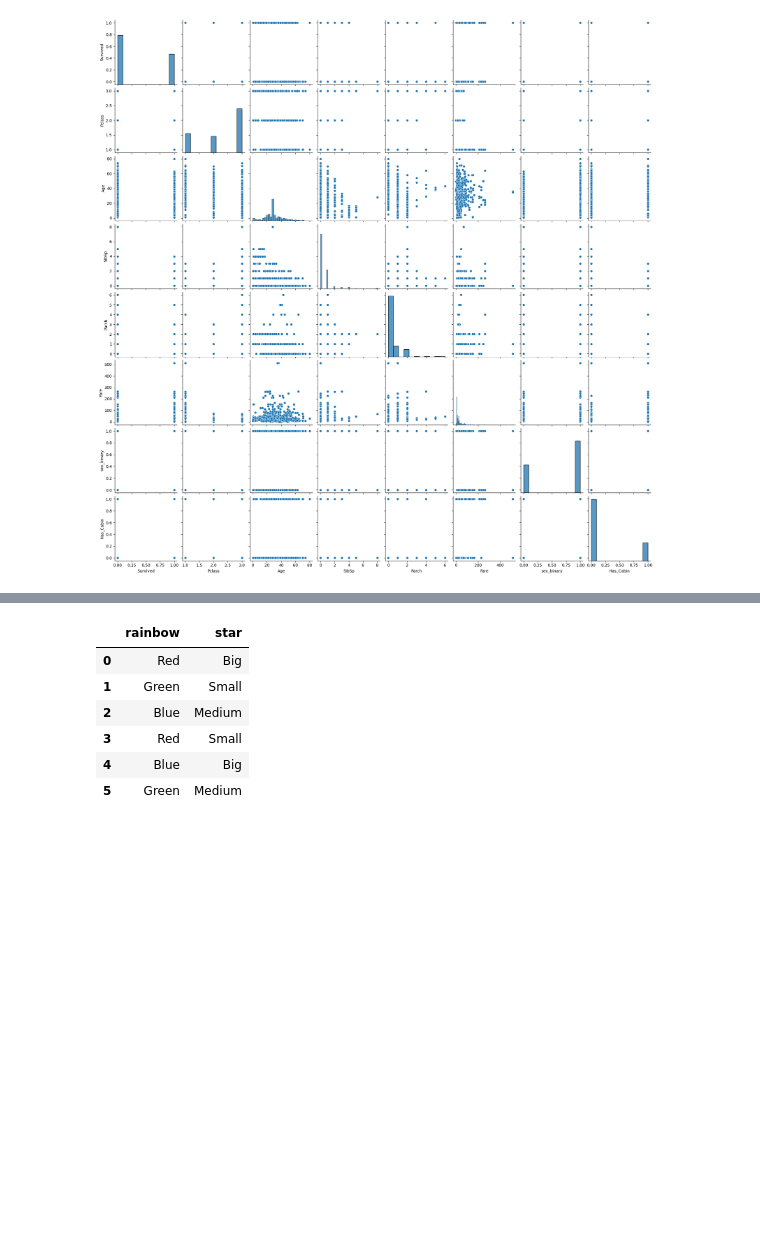
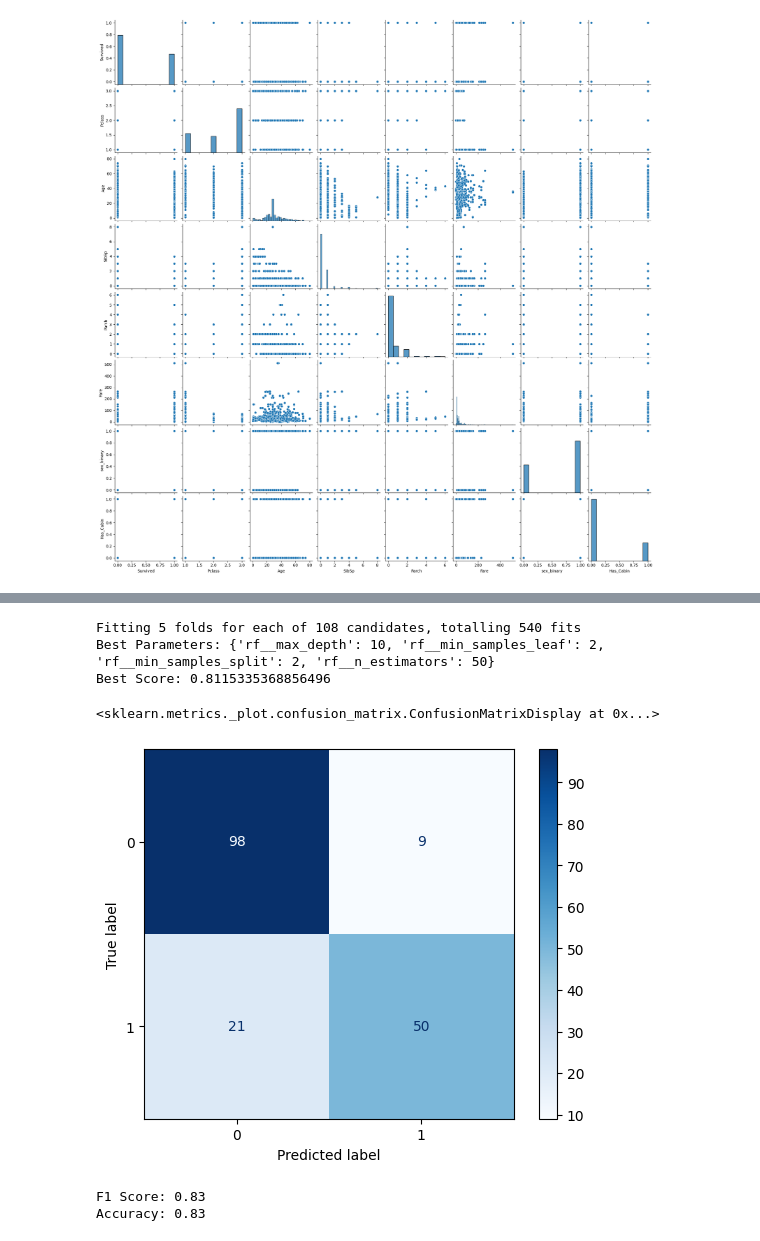
Before and after one commit to ol-webb/titanic, a Jupyter notebook: Untitled-1.ipynb, the cells around one changed output, grey strips where cells are left out. Cells and saved outputs as stored; diff of their text form; code cells hidden in the pictures; blank space fills up the shorter version.

Commit message:
forest model

```diff
--- a/Untitled-1.ipynb
+++ b/Untitled-1.ipynb
@@ -203,7 +274,7 @@ plt.show()
 # Create a pipeline with a scaler and a random forest classifier
 pipeline = Pipeline([
     ('scaler', StandardScaler()),  # StandardScaler to normalize features
-    ('rf', RandomForestClassifier(n_estimators=100, max_depth=5, random_state=42))  # Random Forest model with some parameters
+    ('rf', RandomForestClassifier())  # Random Forest model with some parameters
 ])
 # %%
 # Fit the pipeline to the training data
@@ -258,10 +284,52 @@ display(df_encoded)
-# %%
-df
-# %% [output]
-|  | rainbow | star |
-| 0 | Red | Big |
-| 1 | Green | Small |
-| 2 | Blue | Medium |
-| 3 | Red | Small |
-| 4 | Blue | Big |
-| 5 | Green | Medium |
+# %%
+pipeline = Pipeline([
+    ('scaler', StandardScaler()),
+    ('rf', RandomForestClassifier(random_state=42))
+])
+
+# Define the parameter grid to search
+param_grid = {
+    'rf__n_estimators': [50, 100, 200],       # Number of trees in the forest
+    'rf__max_depth': [5, 10, 15, None],       # Maximum depth of the trees
+    'rf__min_samples_split': [2, 5, 10],      # Minimum samples required to split a node
+    'rf__min_samples_leaf': [1, 2, 4]         # Minimum samples required at each leaf node
+}
+
+# Set up GridSearchCV with cross-validation
+grid_search = GridSearchCV(estimator=pipeline, param_grid=param_grid,
+                           cv=5, scoring='accuracy', n_jobs=-1, verbose=2)
+
+# Fit GridSearchCV to the data
+grid_search.fit(X_train, y_train)
+
+# Print the best parameters and best score
+print("Best Parameters:", grid_search.best_params_)
+print("Best Score:", grid_search.best_score_)
+# %% [output]
+Fitting 5 folds for each of 108 candidates, totalling 540 fits
+Best Parameters: {'rf__max_depth': 10, 'rf__min_samples_leaf': 2, 'rf__min_samples_split': 2, 'rf__n_estimators': 50}
+Best Score: 0.8115335368856496
+# %%
+best_random_forest = grid_search.best_estimator_
+# %%
+predictions=best_random_forest.predict(X_val)
+# %%
+cm = confusion_matrix(y_val, predictions)
+
+disp = ConfusionMatrixDisplay(confusion_matrix=cm, display_labels=best_random_forest.named_steps['rf'].classes_)
+disp.plot(cmap='Blues')
+# %% [output]
+<sklearn.metrics._plot.confusion_matrix.ConfusionMatrixDisplay at 0x...>
+[figure, added]
+# %%
+from sklearn.metrics import f1_score, accuracy_score
+
+f1 = f1_score(y_val, predictions, average='weighted')
+print(f"F1 Score: {f1:.2f}")
+
+
+accuracy = accuracy_score(y_val, predictions)
+print(f"Accuracy: {accuracy:.2f}")
+# %% [output]
+F1 Score: 0.83
+Accuracy: 0.83
```
Also changed, not shown: parts of 16 cells of this notebook, 1 other file.
